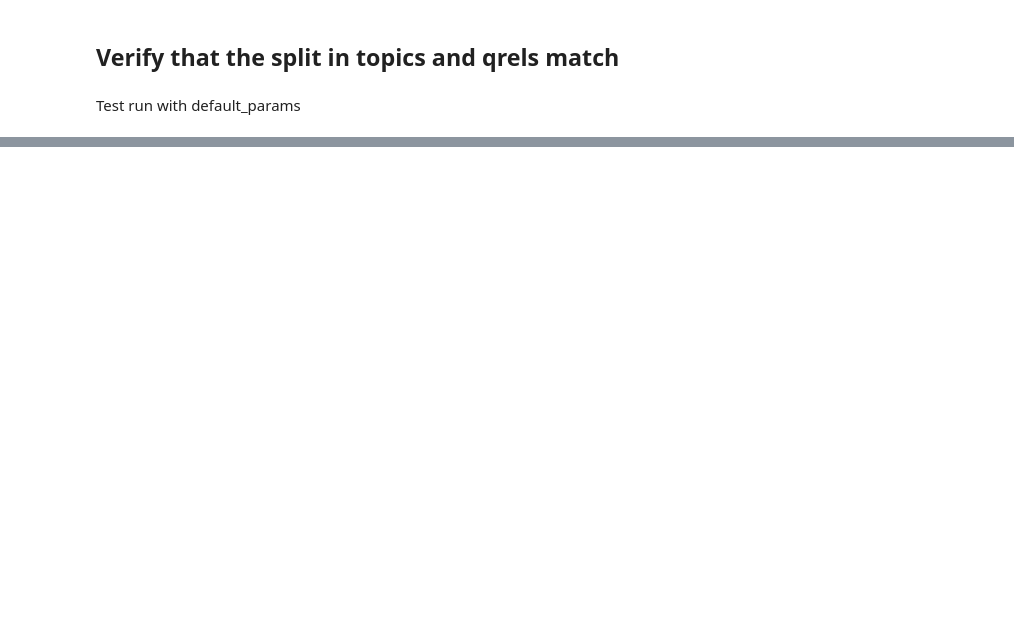
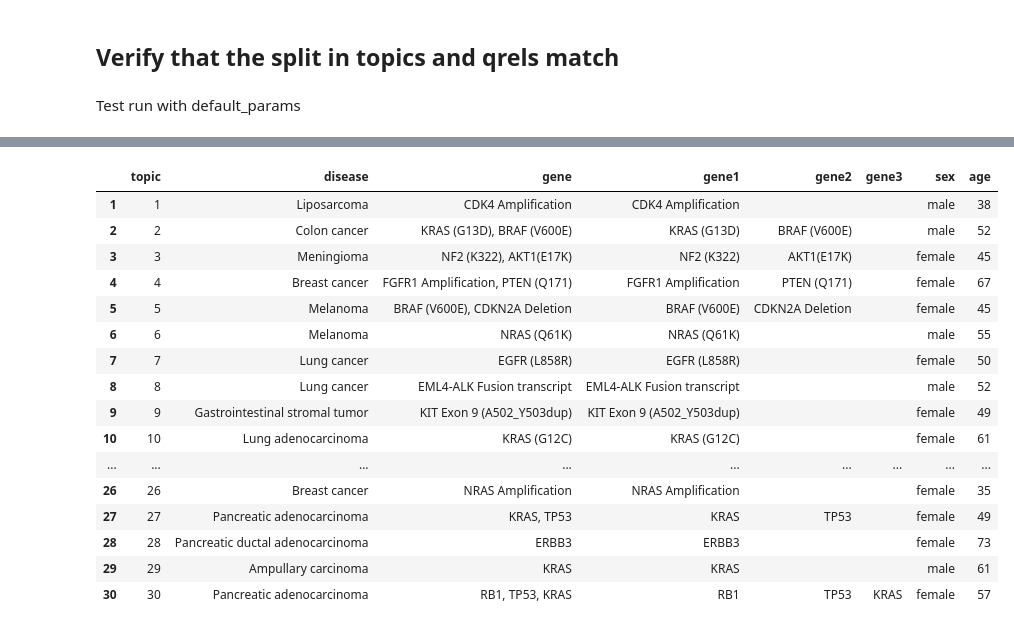
Before and after one commit to plopezgarcia/trec-2018-precision-medicine, a Jupyter notebook: python/notebook.ipynb, the cells around one changed output, grey strips where cells are left out. Drawn from its saved outputs; the diff is of its cells as text; code cells hidden in the pictures; blank space fills up the shorter version.

```diff
--- a/python/notebook.ipynb
+++ b/python/notebook.ipynb
@@ -15,6 +15,3 @@ with open('config.json', 'r') as f:
 # %% [markdown]
 ## Load and split TOPICS and GOLD STANDARD from last year (30 topics)
 Also, split them into training, test, and development set.
-# %%
-topics_df = eval.get_topics('./topics/topics2017.xml')
-topics_train, topics_test, topics_dev = eval.split_topics(topics_df)
@@ -52,2 +82,22 @@ pandas.DataFrame([training_score, test_score])
 # %%
 #eval.experiment(topics_df, qrels)
+# %%
+topics_df
+# %% [output]
+|  | topic | disease | gene | gene1 | gene2 | gene3 | sex | age |
+| 1 | 1 | Liposarcoma | CDK4 Amplification | CDK4 Amplification |  |  | male | 38 |
+| 2 | 2 | Colon cancer | KRAS (G13D), BRAF (V600E) | KRAS (G13D) | BRAF (V600E) |  | male | 52 |
+| 3 | 3 | Meningioma | NF2 (K322), AKT1(E17K) | NF2 (K322) | AKT1(E17K) |  | female | 45 |
+| 4 | 4 | Breast cancer | FGFR1 Amplification, PTEN (Q171) | FGFR1 Amplification | PTEN (Q171) |  | female | 67 |
+| 5 | 5 | Melanoma | BRAF (V600E), CDKN2A Deletion | BRAF (V600E) | CDKN2A Deletion |  | female | 45 |
+| 6 | 6 | Melanoma | NRAS (Q61K) | NRAS (Q61K) |  |  | male | 55 |
+| 7 | 7 | Lung cancer | EGFR (L858R) | EGFR (L858R) |  |  | female | 50 |
+| 8 | 8 | Lung cancer | EML4-ALK Fusion transcript | EML4-ALK Fusion transcript |  |  | male | 52 |
+| 9 | 9 | Gastrointestinal stromal tumor | KIT Exon 9 (A502_Y503dup) | KIT Exon 9 (A502_Y503dup) |  |  | female | 49 |
+| 10 | 10 | Lung adenocarcinoma | KRAS (G12C) | KRAS (G12C) |  |  | female | 61 |
+| ... | ... | ... | ... | ... | ... | ... | ... | ... |
+| 26 | 26 | Breast cancer | NRAS Amplification | NRAS Amplification |  |  | female | 35 |
+| 27 | 27 | Pancreatic adenocarcinoma | KRAS, TP53 | KRAS | TP53 |  | female | 49 |
+| 28 | 28 | Pancreatic ductal adenocarcinoma | ERBB3 | ERBB3 |  |  | female | 73 |
+| 29 | 29 | Ampullary carcinoma | KRAS | KRAS |  |  | male | 61 |
+| 30 | 30 | Pancreatic adenocarcinoma | RB1, TP53, KRAS | RB1 | TP53 | KRAS | female | 57 |
```
Also changed, not shown: parts of 8 cells of this notebook, 1 other file.
